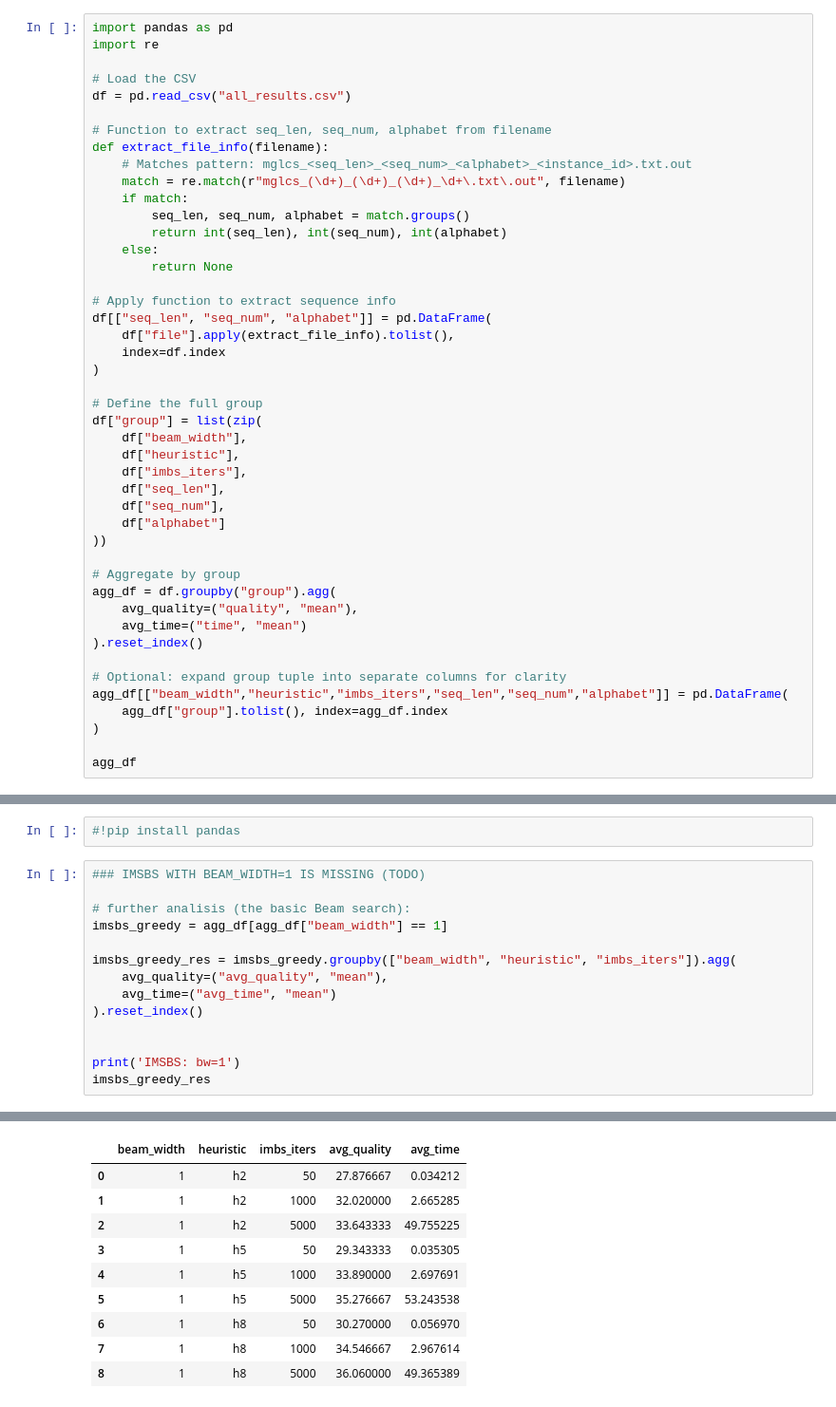
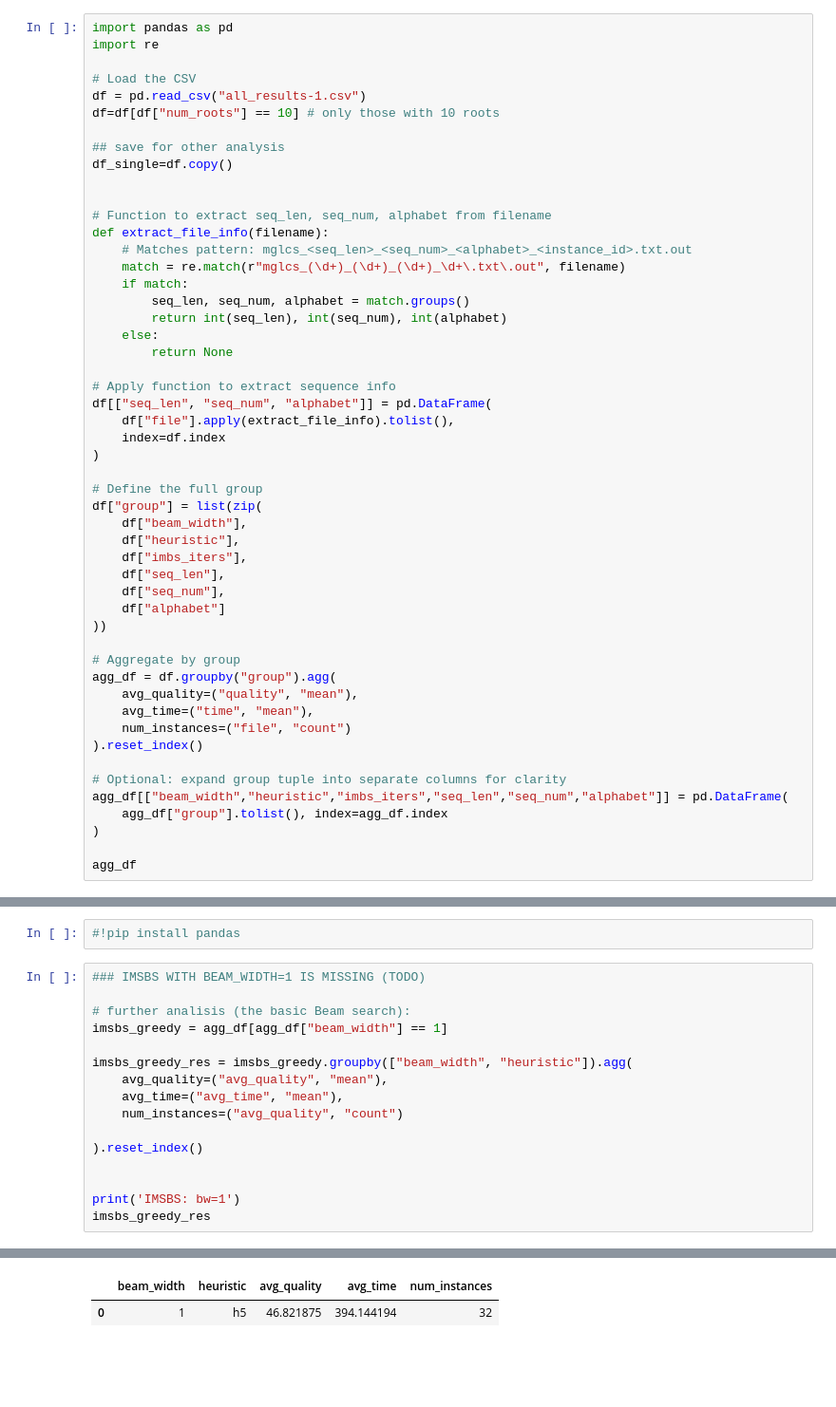
Before and after one commit to markodjukanovic90/VGLCS, a Jupyter notebook: src/aggregate.ipynb, the cells around one changed output, grey strips where cells are left out. Shown at 95% size. Cells and saved outputs as stored; diff of their text form; blank space fills up the shorter version.

```diff
--- a/src/aggregate.ipynb
+++ b/src/aggregate.ipynb
@@ -3,7 +3,12 @@ import pandas as pd
 import re
 
 # Load the CSV
-df = pd.read_csv("all_results.csv")
+df = pd.read_csv("all_results-1.csv")
+df=df[df["num_roots"] == 10] # only those with 10 roots
+
+## save for other analysis
+df_single=df.copy()
+
 
 # Function to extract seq_len, seq_num, alphabet from filename
 def extract_file_info(filename):
@@ -34,7 +39,8 @@ df["group"] = list(zip(
 # Aggregate by group
 agg_df = df.groupby("group").agg(
     avg_quality=("quality", "mean"),
-    avg_time=("time", "mean")
+    avg_time=("time", "mean"),
+    num_instances=("file", "count")
 ).reset_index()
 
 # Optional: expand group tuple into separate columns for clarity
@@ -181,26 +201,20 @@ merged_df
 # %%
 ### IMSBS WITH BEAM_WIDTH=1 IS MISSING (TODO)
 
 # further analisis (the basic Beam search):
 imsbs_greedy = agg_df[agg_df["beam_width"] == 1]
 
-imsbs_greedy_res = imsbs_greedy.groupby(["beam_width", "heuristic", "imbs_iters"]).agg(
+imsbs_greedy_res = imsbs_greedy.groupby(["beam_width", "heuristic"]).agg(
     avg_quality=("avg_quality", "mean"),
-    avg_time=("avg_time", "mean")
+    avg_time=("avg_time", "mean"),
+    num_instances=("avg_quality", "count")
+
 ).reset_index()
 
 
 print('IMSBS: bw=1')
 imsbs_greedy_res
 # %% [output]
 IMSBS: bw=1
-|  | beam_width | heuristic | imbs_iters | avg_quality | avg_time |
-| 0 | 1 | h2 | 50 | 27.876667 | 0.034212 |
-| 1 | 1 | h2 | 1000 | 32.020000 | 2.665285 |
-| 2 | 1 | h2 | 5000 | 33.643333 | 49.755225 |
-| 3 | 1 | h5 | 50 | 29.343333 | 0.035305 |
-| 4 | 1 | h5 | 1000 | 33.890000 | 2.697691 |
-| 5 | 1 | h5 | 5000 | 35.276667 | 53.243538 |
-| 6 | 1 | h8 | 50 | 30.270000 | 0.056970 |
-| 7 | 1 | h8 | 1000 | 34.546667 | 2.967614 |
-| 8 | 1 | h8 | 5000 | 36.060000 | 49.365389 |
+|  | beam_width | heuristic | avg_quality | avg_time | num_instances |
+| 0 | 1 | h5 | 46.821875 | 394.144194 | 32 |
```
Also changed, not shown: parts of 20 cells of this notebook, 11 other files.
